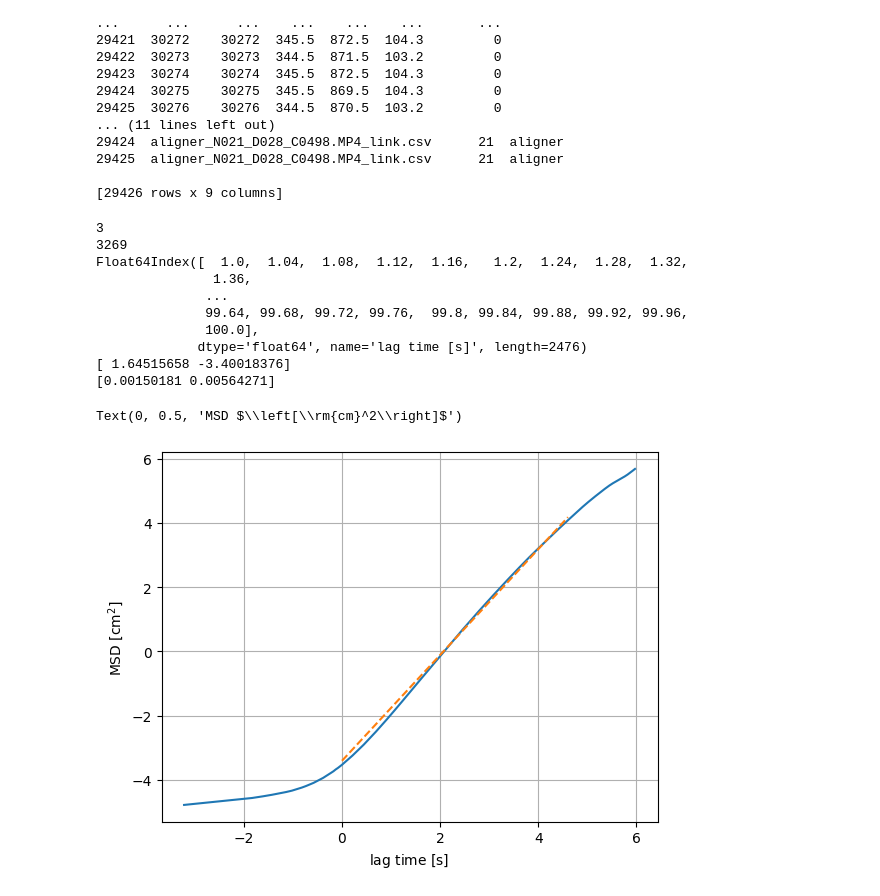
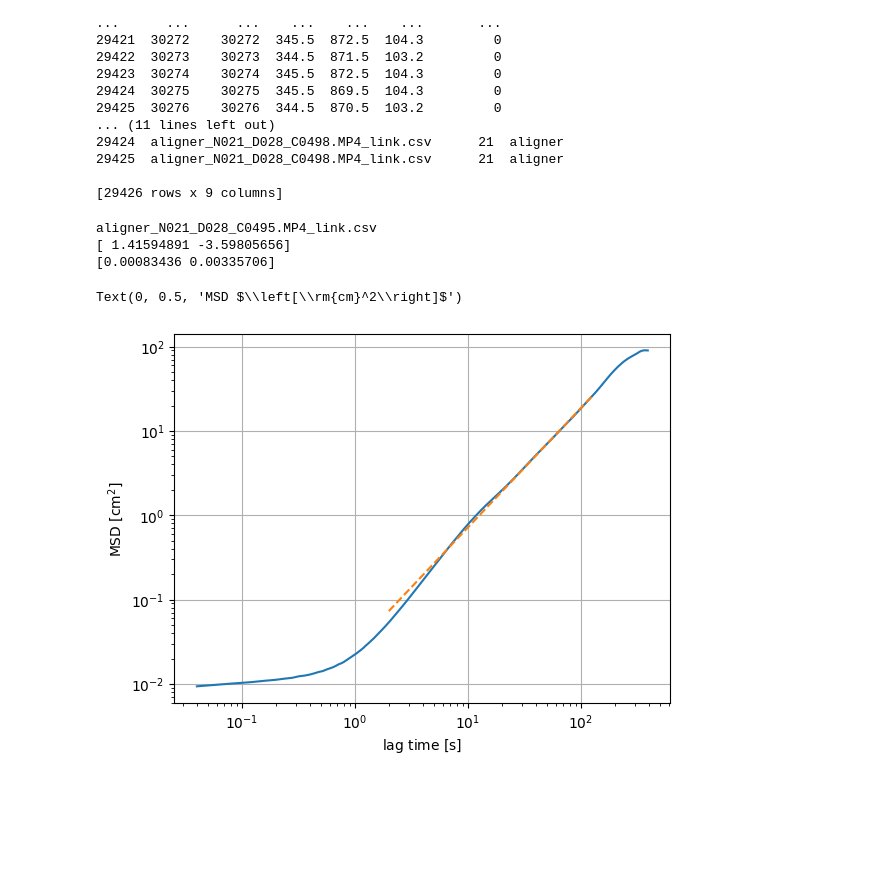
Before and after one commit to complex-lab/robotic_swarms, a Jupyter notebook: power_law_vs_num_bots.ipynb, the cells around one changed output. Cells and saved outputs as stored; diff of their text form; code cells hidden in the pictures; blank space fills up the shorter version.

Commit message:
add power law vs. number of bots figure

```diff
--- a/power_law_vs_num_bots.ipynb
+++ b/power_law_vs_num_bots.ipynb
@@ -72,52 +72,49 @@ print(relevant_data)
 # %%
 arenaSizePixels = 1090 # [pixels]
 arenaSizeCm = 150 # [cm]
 fps =25
 mpp = arenaSizeCm/arenaSizePixels/2 #[cm/pixel]
-data=pd.read_csv(passive_path+'\\'+FileName,index_col=0)
-relevant_data_try = tp.filter_stubs(relevant_data,threshold=100)
+expnum=49
+exp_row=expSumPassive.iloc[expnum]
+expnun_Filename=exp_row.linkingFileNamePack
+print(expnun_Filename)
+data=all_data[(all_data['Filename']==expnun_Filename)]
+relevant_data_try = tp.filter_stubs(data,threshold=100)
 max_lagtime=int(len(relevant_data)/3)
 imsd_try = tp.imsd(relevant_data_try,fps=fps,mpp=mpp,max_lagtime=max_lagtime)
-lag_time_thresh=int(len(imsd_try)/3000)
-max_lagtime_thresh=int(len(imsd_try)/3)
-print(lag_time_thresh)
-print(max_lagtime_thresh)
-relevant_imsd=imsd_try.loc[1:100]
-print(relevant_imsd.index)
+last_imsd_try=imsd_try.index[-1]
+lag_time_thresh=int(last_imsd_try/150)
+max_lagtime_thresh=int(last_imsd_try/3)
+relevant_imsd=imsd_try.loc[lag_time_thresh:max_lagtime_thresh]
+#relevant_imsd=imsd_try.loc[10:50]
 fig,ax = plt.subplots()
-ax.plot(np.log(imsd_try.index),np.log(imsd_try),label='msd')
+#ax.plot(np.log(imsd_try.index),np.log(imsd_try),label='msd')
+ax.loglog(imsd_try.index,imsd_try,label='msd')
 p0=np.array([2,0.5])
 popt,pcov = sc.optimize.curve_fit(linear_fit_log,np.log(relevant_imsd.index),np.log(relevant_imsd.iloc[:,0]),p0=p0)
 perr = np.sqrt(np.diag(pcov))
 corr=np.corrcoef(pcov,rowvar=True)
 print(popt)
 print(perr)
 fit_x=np.log(relevant_imsd.index)
 fit_y=fit_x*popt[0]+popt[1]
-ax.plot(fit_x,fit_y,'--')
+ax.loglog(np.exp(fit_x),np.exp(fit_y),'--')
 #ax.plot(df.frame,df.x)
 #ax.plot(df.frame,df.y)
 x = np.linspace(1,10,10)
 y = 0.02E0*x**1.75
 #ax.loglog(x,y,'--',label='1.75')
 #ax.axis([0.01,2000,0.01,1E4])
 ax.grid()
 
 ax.set_xlabel(r'lag time $\left[\rm{s}\right]$')
 ax.set_ylabel(r'MSD $\left[\rm{cm}^2\right]$')
 # %% [output]
-3
-3269
-Float64Index([  1.0,  1.04,  1.08,  1.12,  1.16,   1.2,  1.24,  1.28,  1.32,
-               1.36,
-              ...
-              99.64, 99.68, 99.72, 99.76,  99.8, 99.84, 99.88, 99.92, 99.96,
-              100.0],
-             dtype='float64', name='lag time [s]', length=2476)
-[ 1.64515658 -3.40018376]
-[0.00150181 0.00564271]
+aligner_N021_D028_C0495.MP4_link.csv
+[ 1.41594891 -3.59805656]
+[0.00083436 0.00335706]
 Text(0, 0.5, 'MSD $\\left[\\rm{cm}^2\\right]$')
-[figure, old version]
+[figure, new version]
 # %%
 arenaSizePixels = 1090 # [pixels]
 arenaSizeCm = 150 # [cm]
```
Also changed, not shown: parts of 3 cells of this notebook.
